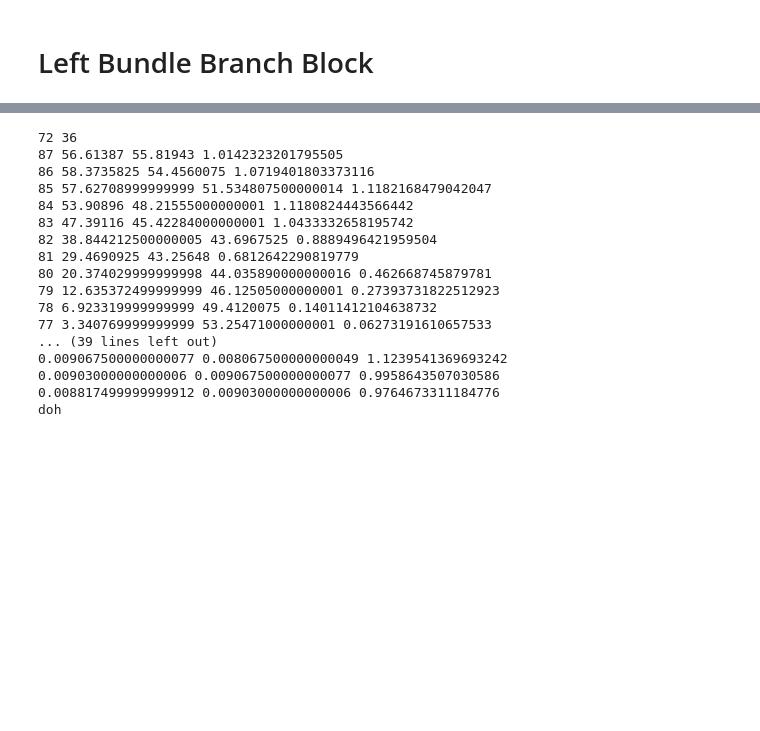
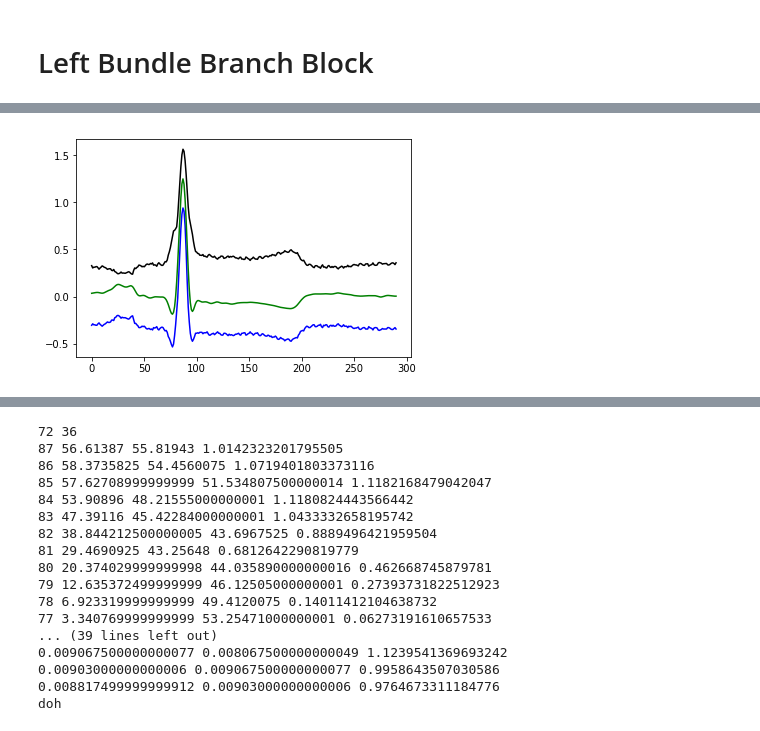
Before and after one commit to cx1111/beat-classifier, a Jupyter notebook: analysis/1-left-block.ipynb, the cells around one changed output, grey strips where cells are left out. Drawn from its saved outputs; the diff is of its cells as text; code cells hidden in the pictures; blank space fills up the shorter version.

```diff
--- a/analysis/1-left-block.ipynb
+++ b/analysis/1-left-block.ipynb
@@ -43,3 +48,5 @@ for i in range(1):
     plt.plot(n_beats[i])
     plt.plot(n_centers[i], n_beats[i][n_centers[i]], 'r*')
     plt.show()
+# %%
+sig, qrs_p = n_beats[0], n_centers[0]
@@ -45,0 +134,10 @@ for i in range(1):
+# %%
+sig_f, sig_h, sig_e, sig_w = segment_beat(sig, qrs_p, fs=360, max_qrs_duration=0.2)
+# %%
+plt.figure()
+plt.plot(sig, 'b')
+plt.plot(sig_f, 'g')
+plt.plot(sig_e, 'k')
+plt.show()
+# %% [output]
+[figure, added]
```
Also changed, not shown: parts of 5 cells of this notebook, 1 other file.
